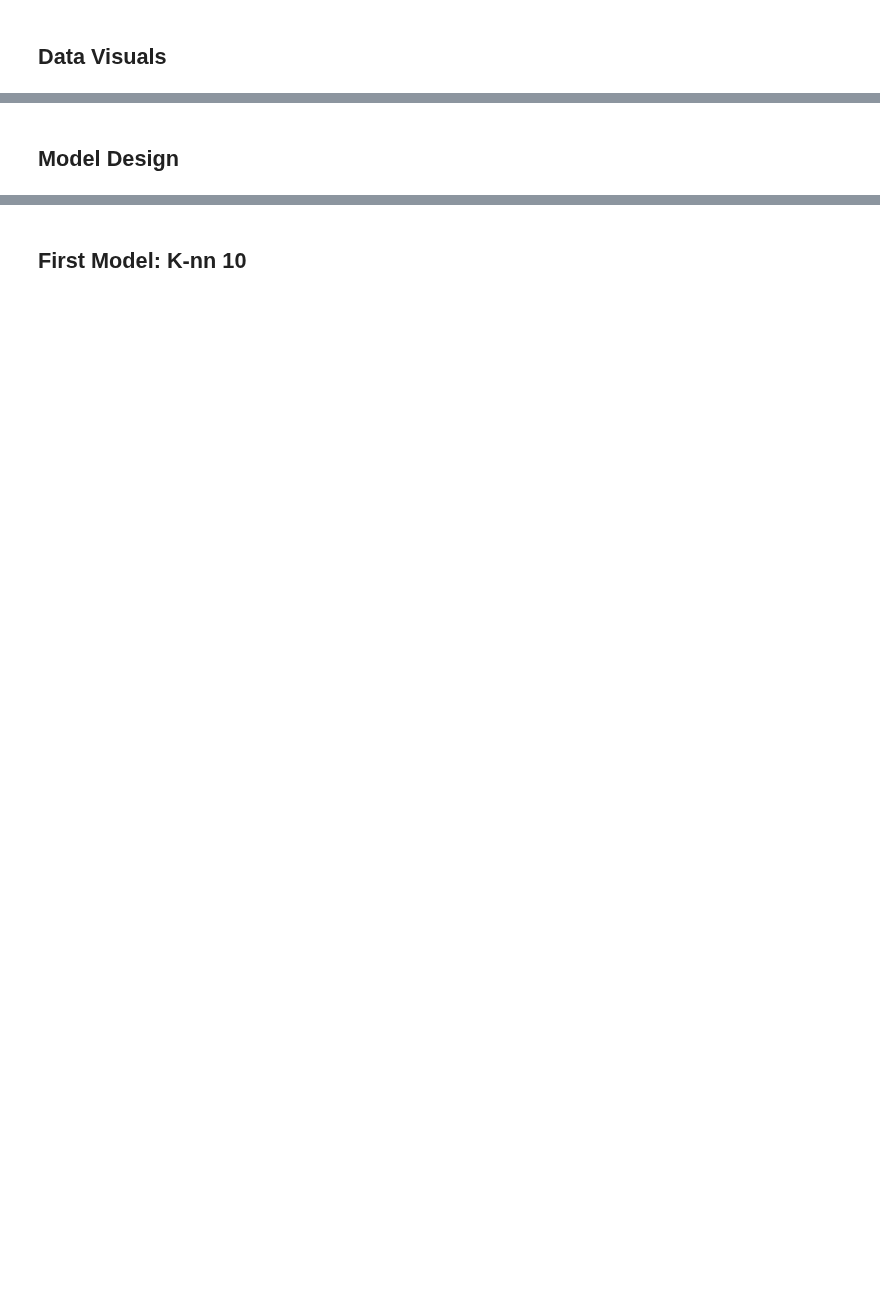
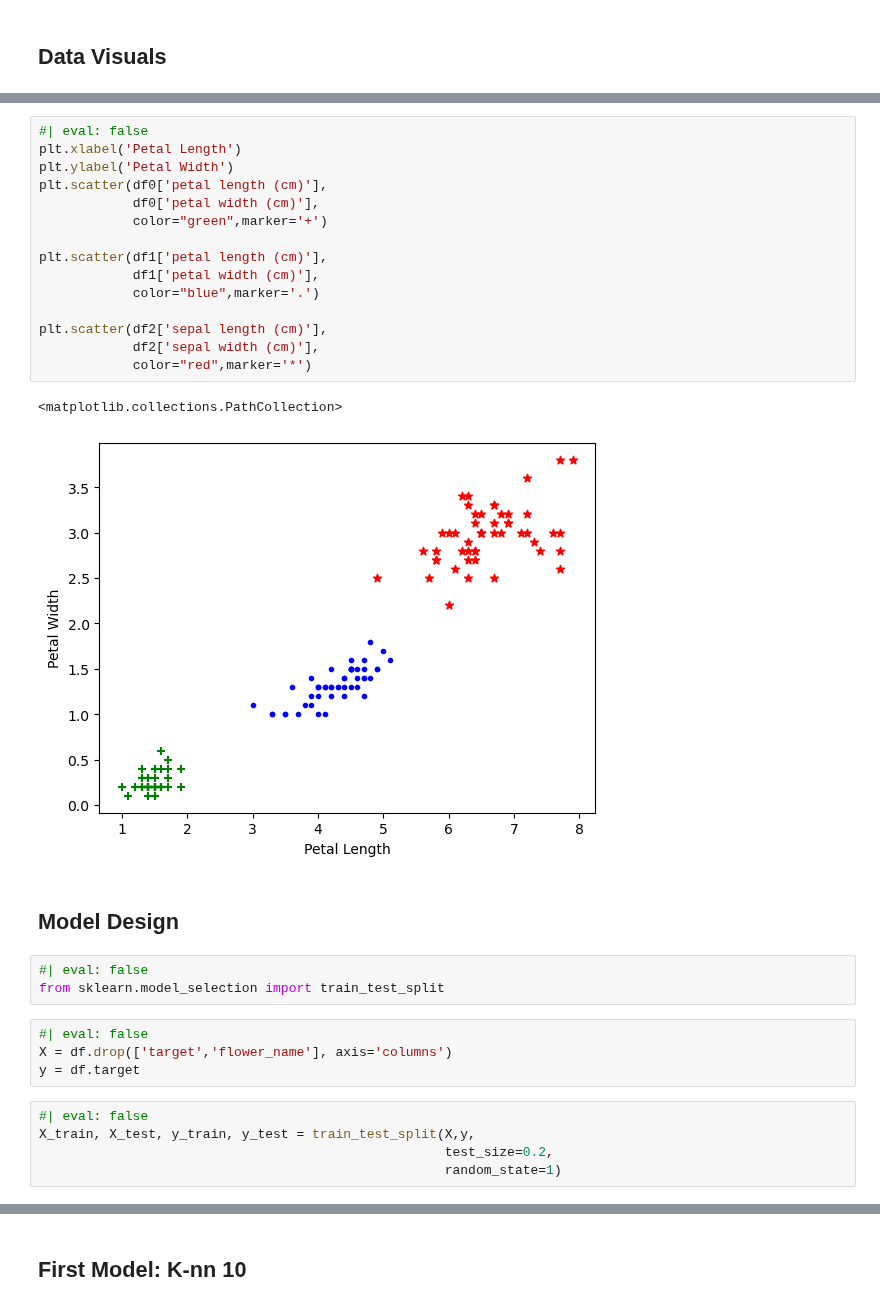
Before and after one commit to bthek1/ML_methods, a Jupyter notebook: _proc/01_K-NN.ipynb, the cells around one changed output, grey strips where cells are left out. Saved outputs shown, nothing was run; the diff lists cells and outputs as text; blank space fills up the shorter version.

```diff
--- a/_proc/01_K-NN.ipynb
+++ b/_proc/01_K-NN.ipynb
@@ -48,3 +161,33 @@ scikit-learn                  1.3.0
+# %%
+#| eval: false
+plt.xlabel('Petal Length')
+plt.ylabel('Petal Width')
+plt.scatter(df0['petal length (cm)'],
+            df0['petal width (cm)'],
+            color="green",marker='+')
+
+plt.scatter(df1['petal length (cm)'],
+            df1['petal width (cm)'],
+            color="blue",marker='.')
+
+plt.scatter(df2['sepal length (cm)'],
+            df2['sepal width (cm)'],
+            color="red",marker='*')
+# %% [output]
+<matplotlib.collections.PathCollection>
+[figure, added]
 # %% [markdown]
 ## Model Design
+# %%
+#| eval: false
+from sklearn.model_selection import train_test_split
+# %%
+#| eval: false
+X = df.drop(['target','flower_name'], axis='columns')
+y = df.target
+# %%
+#| eval: false
+X_train, X_test, y_train, y_test = train_test_split(X,y,
+                                                    test_size=0.2,
+                                                    random_state=1)
 # %%
```
Also changed, not shown: parts of 48 cells of this notebook, 34 other files.
